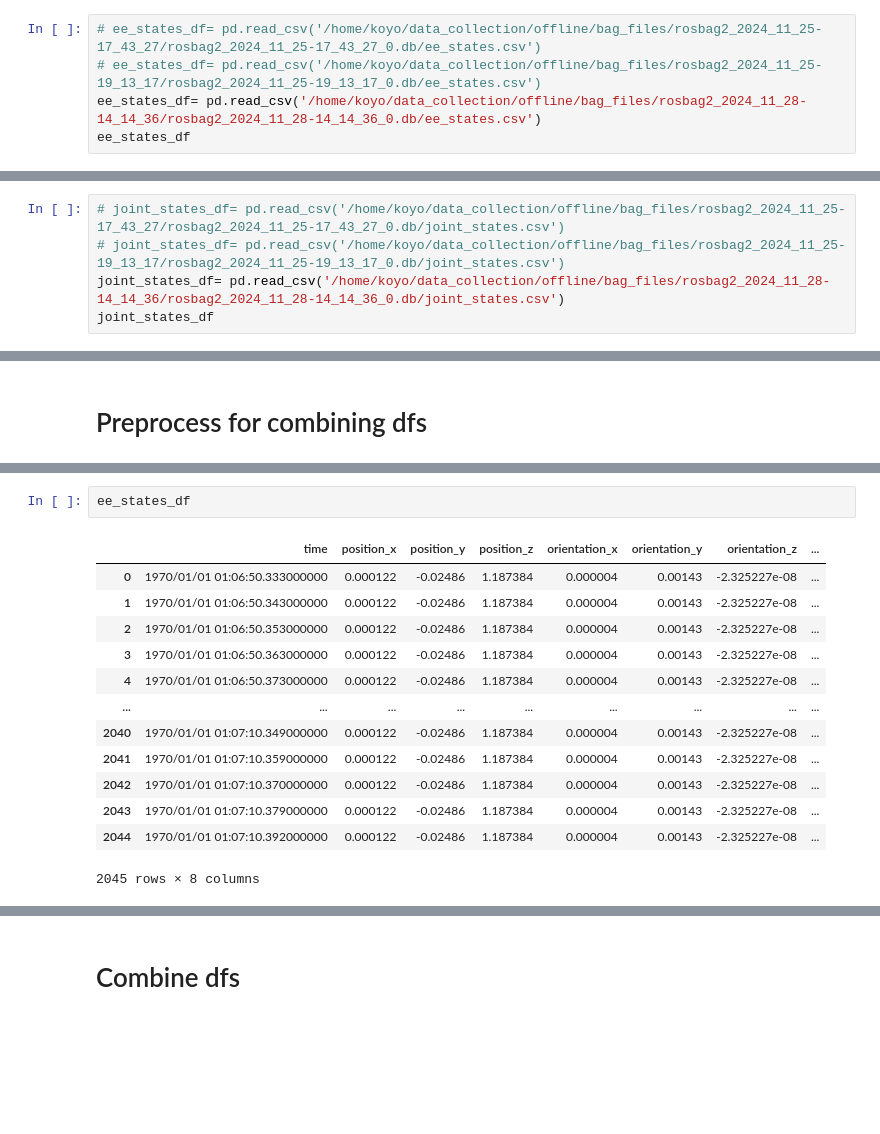
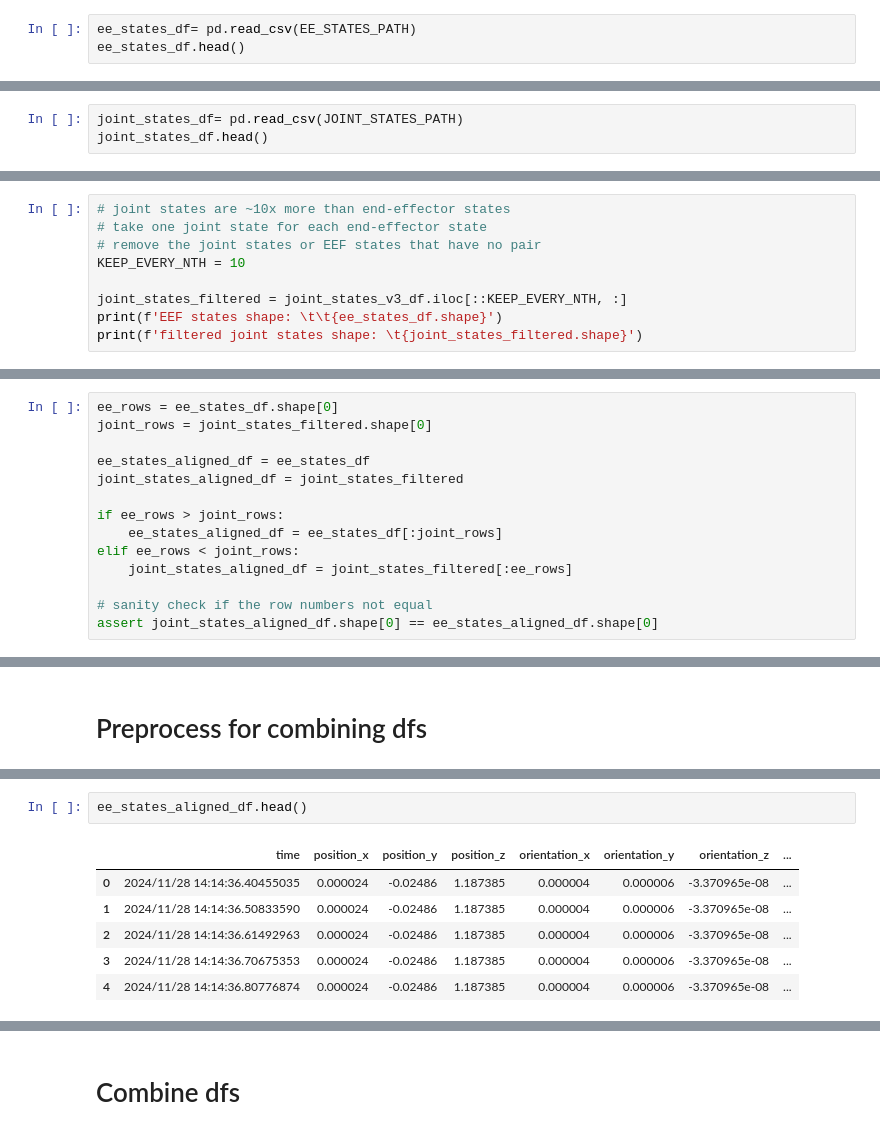
Before and after one commit to koyo-8144/data_collection, a Jupyter notebook: offline/jupyter_notebook/csv_to_tfrecords.ipynb, the cells around one changed output, grey strips where cells are left out. Drawn from its saved outputs; the diff is of its cells as text; blank space fills up the shorter version.

```diff
--- a/offline/jupyter_notebook/csv_to_tfrecords.ipynb
+++ b/offline/jupyter_notebook/csv_to_tfrecords.ipynb
@@ -225,8 +232,6 @@ import seaborn as sns
 # %%
-# ee_states_df= pd.read_csv('/home/koyo/data_collection/offline/bag_files/rosbag2_2024_11_25-17_43_27/rosbag2_2024_11_25-17_43_27_0.db/ee_states.csv')
-# ee_states_df= pd.read_csv('/home/koyo/data_collection/offline/bag_files/rosbag2_2024_11_25-19_13_17/rosbag2_2024_11_25-19_13_17_0.db/ee_states.csv')
-ee_states_df= pd.read_csv('/home/koyo/data_collection/offline/bag_files/rosbag2_2024_11_28-14_14_36/rosbag2_2024_11_28-14_14_36_0.db/ee_states.csv')
-ee_states_df
+ee_states_df= pd.read_csv(EE_STATES_PATH)
+ee_states_df.head()
 # %% [output]
 |  | time | position_x | position_y | position_z | orientation_x | orientation_y | orientation_z | ... |
 | 0 | 2024/11/28 14:14:36.40455035 | 0.000024 | -0.02486 | 1.187385 | 0.000004 | 0.000006 | -3.370965e-08 | ... |
@@ -244,8 +242,6 @@ ee_states_df
 # %%
-# joint_states_df= pd.read_csv('/home/koyo/data_collection/offline/bag_files/rosbag2_2024_11_25-17_43_27/rosbag2_2024_11_25-17_43_27_0.db/joint_states.csv')
-# joint_states_df= pd.read_csv('/home/koyo/data_collection/offline/bag_files/rosbag2_2024_11_25-19_13_17/rosbag2_2024_11_25-19_13_17_0.db/joint_states.csv')
-joint_states_df= pd.read_csv('/home/koyo/data_collection/offline/bag_files/rosbag2_2024_11_28-14_14_36/rosbag2_2024_11_28-14_14_36_0.db/joint_states.csv')
-joint_states_df
+joint_states_df= pd.read_csv(JOINT_STATES_PATH)
+joint_states_df.head()
 # %% [output]
 |  | time | header_stamp_secs | header_stamp_nsecs | header_frame_id | name_0 | name_1 | name_2 | name_3 | ... |
 | 0 | 2024/11/28 14:14:36.37780437 | 262 | 16000000 | NaN | joint_1 | joint_4 | joint_5 | joint_3 | ... |
@@ -467,0 +333,9 @@ joint_states_v4_df
+# %%
+# joint states are ~10x more than end-effector states
+# take one joint state for each end-effector state
+# remove the joint states or EEF states that have no pair
+KEEP_EVERY_NTH = 10
+
+joint_states_filtered = joint_states_v3_df.iloc[::KEEP_EVERY_NTH, :]
+print(f'EEF states shape: \t\t{ee_states_df.shape}')
+print(f'filtered joint states shape: \t{joint_states_filtered.shape}')
@@ -491,0 +347,14 @@ Number of rows in joint_states_df: 2045
+# %%
+ee_rows = ee_states_df.shape[0]
+joint_rows = joint_states_filtered.shape[0]
+
+ee_states_aligned_df = ee_states_df
+joint_states_aligned_df = joint_states_filtered
+
+if ee_rows > joint_rows:
+    ee_states_aligned_df = ee_states_df[:joint_rows]
+elif ee_rows < joint_rows:
+    joint_states_aligned_df = joint_states_filtered[:ee_rows]
+
+# sanity check if the row numbers not equal
+assert joint_states_aligned_df.shape[0] == ee_states_aligned_df.shape[0]
@@ -534,17 +421,10 @@ joint_states_v7_df
 # %%
-ee_states_df
+ee_states_aligned_df.head()
 # %% [output]
 |  | time | position_x | position_y | position_z | orientation_x | orientation_y | orientation_z | ... |
-| 0 | 1970/01/01 01:06:50.333000000 | 0.000122 | -0.02486 | 1.187384 | 0.000004 | 0.00143 | -2.325227e-08 | ... |
-| 1 | 1970/01/01 01:06:50.343000000 | 0.000122 | -0.02486 | 1.187384 | 0.000004 | 0.00143 | -2.325227e-08 | ... |
-| 2 | 1970/01/01 01:06:50.353000000 | 0.000122 | -0.02486 | 1.187384 | 0.000004 | 0.00143 | -2.325227e-08 | ... |
-| 3 | 1970/01/01 01:06:50.363000000 | 0.000122 | -0.02486 | 1.187384 | 0.000004 | 0.00143 | -2.325227e-08 | ... |
-| 4 | 1970/01/01 01:06:50.373000000 | 0.000122 | -0.02486 | 1.187384 | 0.000004 | 0.00143 | -2.325227e-08 | ... |
-| ... | ... | ... | ... | ... | ... | ... | ... | ... |
-| 2040 | 1970/01/01 01:07:10.349000000 | 0.000122 | -0.02486 | 1.187384 | 0.000004 | 0.00143 | -2.325227e-08 | ... |
-| 2041 | 1970/01/01 01:07:10.359000000 | 0.000122 | -0.02486 | 1.187384 | 0.000004 | 0.00143 | -2.325227e-08 | ... |
-| 2042 | 1970/01/01 01:07:10.370000000 | 0.000122 | -0.02486 | 1.187384 | 0.000004 | 0.00143 | -2.325227e-08 | ... |
-| 2043 | 1970/01/01 01:07:10.379000000 | 0.000122 | -0.02486 | 1.187384 | 0.000004 | 0.00143 | -2.325227e-08 | ... |
-| 2044 | 1970/01/01 01:07:10.392000000 | 0.000122 | -0.02486 | 1.187384 | 0.000004 | 0.00143 | -2.325227e-08 | ... |
+| 0 | 2024/11/28 14:14:36.40455035 | 0.000024 | -0.02486 | 1.187385 | 0.000004 | 0.000006 | -3.370965e-08 | ... |
+| 1 | 2024/11/28 14:14:36.50833590 | 0.000024 | -0.02486 | 1.187385 | 0.000004 | 0.000006 | -3.370965e-08 | ... |
+| 2 | 2024/11/28 14:14:36.61492963 | 0.000024 | -0.02486 | 1.187385 | 0.000004 | 0.000006 | -3.370965e-08 | ... |
+| 3 | 2024/11/28 14:14:36.70675353 | 0.000024 | -0.02486 | 1.187385 | 0.000004 | 0.000006 | -3.370965e-08 | ... |
+| 4 | 2024/11/28 14:14:36.80776874 | 0.000024 | -0.02486 | 1.187385 | 0.000004 | 0.000006 | -3.370965e-08 | ... |
-2045 rows × 8 columns
 # %%
```
Also changed, not shown: parts of 33 cells of this notebook.
